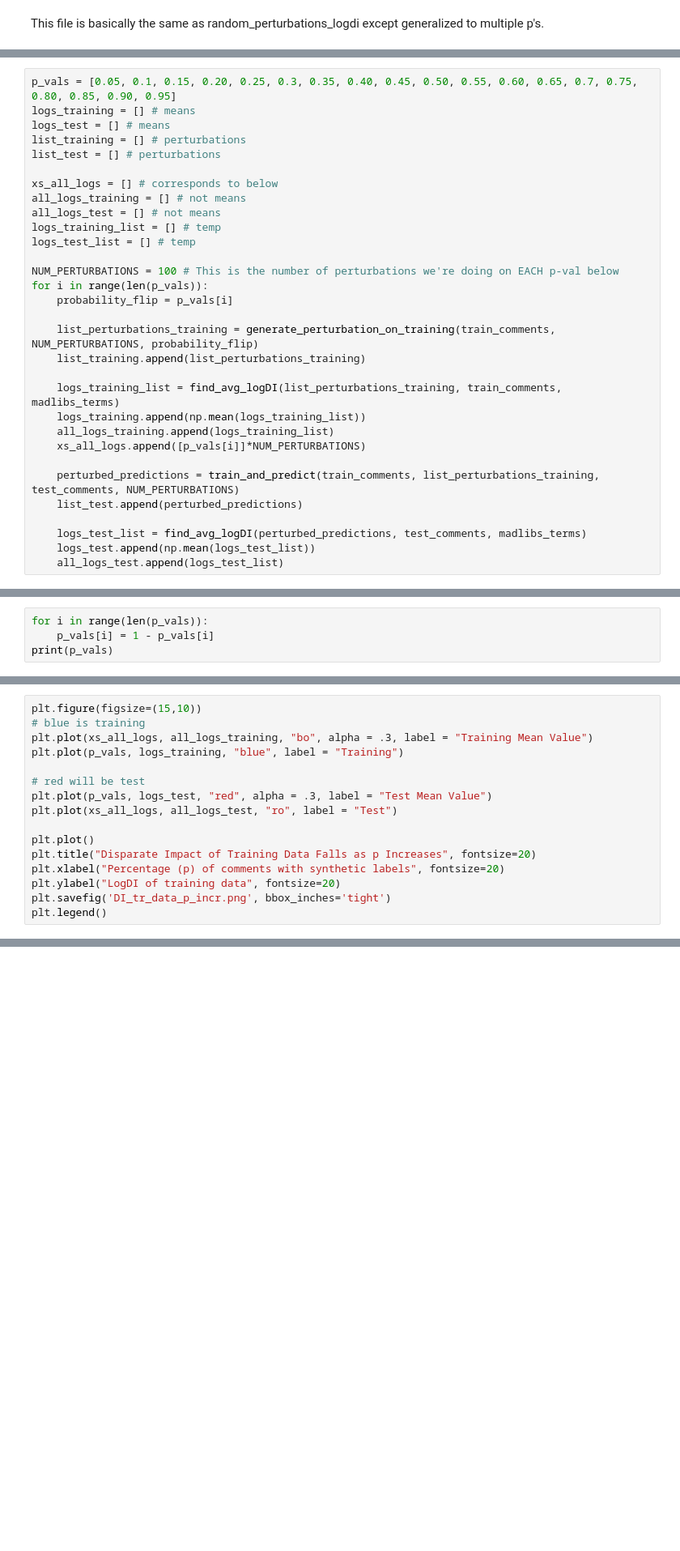
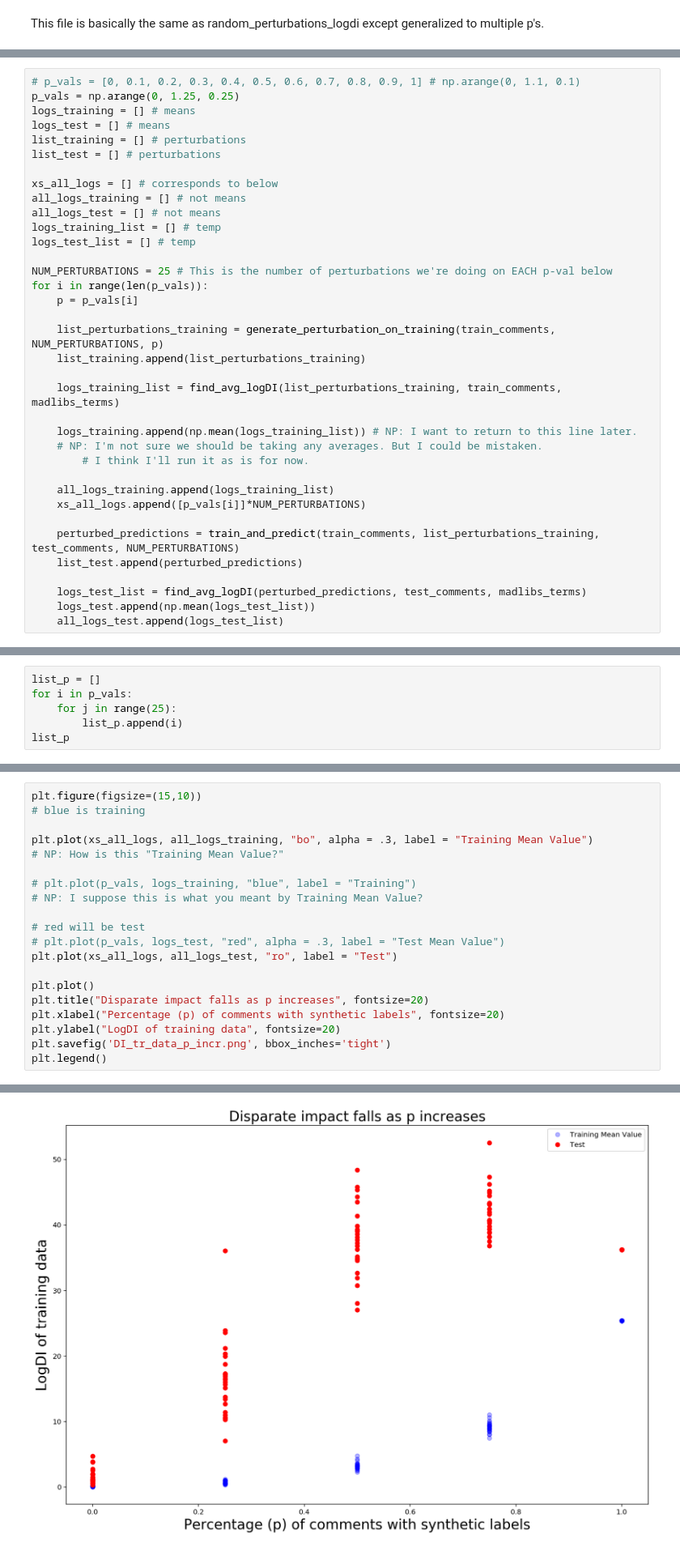
Before and after one commit to nehargupta/cs590_privacy_fairness, a Jupyter notebook: p_to_log_di_v2.ipynb, the cells around one changed output, grey strips where cells are left out. Shown at 81% size. Drawn from its saved outputs; the diff is of its cells as text; blank space fills up the shorter version.

Commit message:
Trained 125 classifiers, in p_to_log_di_v2.IPYNB. Saved results to results/perturbation_results.CSV. Graphed results in perturbations_graph1206.IPYNB and figures/perturbation_graph1206.PNG.

```diff
--- a/p_to_log_di_v2.ipynb
+++ b/p_to_log_di_v2.ipynb
@@ -97,7 +101,8 @@ def find_avg_logDI(list_perturbations, df, madlibs_terms):
         logs.append(logDI(df, namecol, madlibs_terms))
     return logs
 # %%
-p_vals = [0.05, 0.1, 0.15, 0.20, 0.25, 0.3, 0.35, 0.40, 0.45, 0.50, 0.55, 0.60, 0.65, 0.7, 0.75, 0.80, 0.85, 0.90, 0.95]
+# p_vals = [0, 0.1, 0.2, 0.3, 0.4, 0.5, 0.6, 0.7, 0.8, 0.9, 1] # np.arange(0, 1.1, 0.1)
+p_vals = np.arange(0, 1.25, 0.25)
 logs_training = [] # means
 logs_test = [] # means
 list_training = [] # perturbations
@@ -109,15 +114,19 @@ all_logs_test = [] # not means
 logs_training_list = [] # temp
 logs_test_list = [] # temp
 
-NUM_PERTURBATIONS = 100 # This is the number of perturbations we're doing on EACH p-val below
+NUM_PERTURBATIONS = 25 # This is the number of perturbations we're doing on EACH p-val below
 for i in range(len(p_vals)):
-    probability_flip = p_vals[i]
+    p = p_vals[i]
 
-    list_perturbations_training = generate_perturbation_on_training(train_comments, NUM_PERTURBATIONS, probability_flip)
+    list_perturbations_training = generate_perturbation_on_training(train_comments, NUM_PERTURBATIONS, p)
     list_training.append(list_perturbations_training)
 
     logs_training_list = find_avg_logDI(list_perturbations_training, train_comments, madlibs_terms)
-    logs_training.append(np.mean(logs_training_list))
+
+    logs_training.append(np.mean(logs_training_list)) # NP: I want to return to this line later.
+    # NP: I'm not sure we should be taking any averages. But I could be mistaken.
+        # I think I'll run it as is for now.
+
     all_logs_training.append(logs_training_list)
     xs_all_logs.append([p_vals[i]]*NUM_PERTURBATIONS)
 
@@ -139,0 +176,6 @@ x Test ROC AUC: 0.60069
+# %%
+list_p = []
+for i in p_vals:
+    for j in range(25):
+        list_p.append(i)
+list_p
@@ -145,7 +212,3 @@ plt.ylabel("Test Data log DI of two terms")
-# %%
-for i in range(len(p_vals)):
-    p_vals[i] = 1 - p_vals[i]
-print(p_vals)
 # %%
 plt.plot(p_vals, logs_training, "ro")
 plt.title("Map of ps to training logs")
@@ -189,16 +310,21 @@ all_logs_test = np.concatenate(all_logs_test, axis = None)
 # %%
 plt.figure(figsize=(15,10))
 # blue is training
+
 plt.plot(xs_all_logs, all_logs_training, "bo", alpha = .3, label = "Training Mean Value")
-plt.plot(p_vals, logs_training, "blue", label = "Training")
+# NP: How is this "Training Mean Value?"
+
+# plt.plot(p_vals, logs_training, "blue", label = "Training")
+# NP: I suppose this is what you meant by Training Mean Value?
 
 # red will be test
-plt.plot(p_vals, logs_test, "red", alpha = .3, label = "Test Mean Value")
+# plt.plot(p_vals, logs_test, "red", alpha = .3, label = "Test Mean Value")
 plt.plot(xs_all_logs, all_logs_test, "ro", label = "Test")
 
 plt.plot()
-plt.title("Disparate Impact of Training Data Falls as p Increases", fontsize=20)
+plt.title("Disparate impact falls as p increases", fontsize=20)
 plt.xlabel("Percentage (p) of comments with synthetic labels", fontsize=20)
 plt.ylabel("LogDI of training data", fontsize=20)
 plt.savefig('DI_tr_data_p_incr.png', bbox_inches='tight')
 plt.legend()
+# %% [output]
@@ -205,3 +332,4 @@ plt.legend()
+[figure, added]
 # %%
 # plt.plot(ys_all_logs, all_logs_test)
 # plt.title("Map of not-avg ps to test logs")
```
Also changed, not shown: parts of 25 cells of this notebook, 10 other files.
